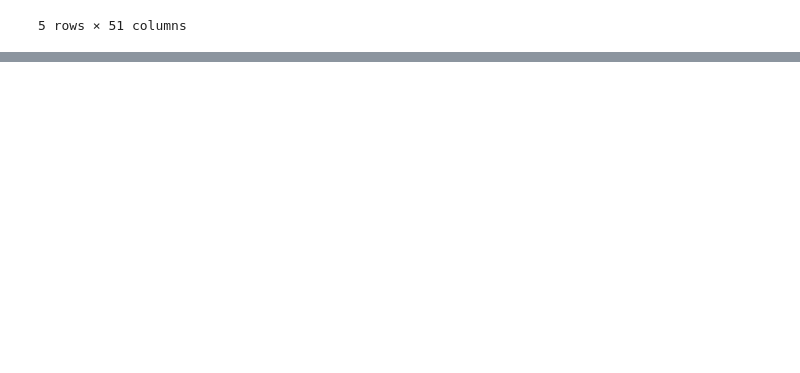
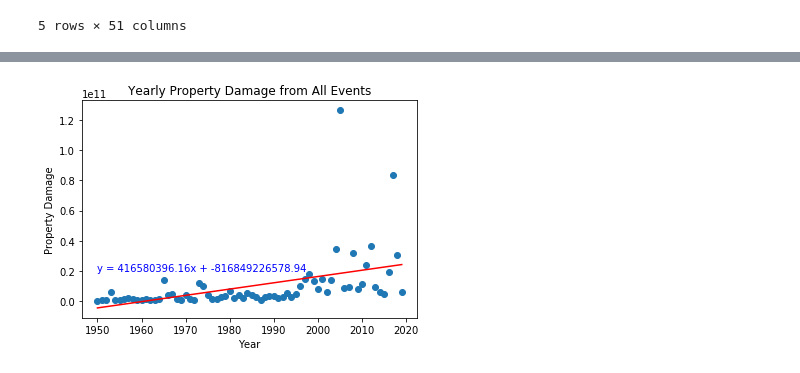
Before and after one commit to RedRubiksCube/project1, a Jupyter notebook: Data_Cleaning/Project1Final.ipynb, the cells around one changed output, grey strips where cells are left out. Drawn from its saved outputs; the diff is of its cells as text; code cells hidden in the pictures; blank space fills up the shorter version.

```diff
--- a/Data_Cleaning/Project1Final.ipynb
+++ b/Data_Cleaning/Project1Final.ipynb
@@ -28,0 +70,5 @@ natural_disasters_df.head()
+# %%
+#Import Inflation Data to adjust "DAMAGE_PROPERTY" and "DAMAGE_CROPS"
+CPI = '../Data/Cleaned_Data/CPIdata1950-2020.csv'
+CPI_df = pd.read_csv(CPI)
+CPI_df.head()
@@ -28,0 +85,5 @@ natural_disasters_df.head()
+# %%
+# Drop unecessary rows in the inflation dataframe
+clean_cpi = CPI_df.drop(['Jan','Feb','Mar','Apr','May','Jun','Jul','Aug','Sep','Oct','Nov','Dec','Annual','HALF1','HALF2'], axis=1)
+clean_cpi.rename(columns={'Year':'YEAR'},inplace=True)
+clean_cpi.head()
@@ -29,4 +97,3 @@ natural_disasters_df.head()
 # %%
-#Cleaning the Dataframe created above
+#Cleaning the Natural_Disasters Dataframe created above
 natural_disasters_df = natural_disasters_df.drop(columns =['BEGIN_YEARMONTH', 'BEGIN_DAY', 'BEGIN_TIME', 'END_YEARMONTH', 'END_DAY','END_TIME','EPISODE_ID','STATE_FIPS','CZ_TYPE','CZ_FIPS','CZ_NAME','WFO','BEGIN_DATE_TIME','CZ_TIMEZONE','END_DATE_TIME','SOURCE','MAGNITUDE_TYPE','FLOOD_CAUSE','CATEGORY','TOR_F_SCALE','TOR_LENGTH','TOR_WIDTH','TOR_OTHER_WFO','TOR_OTHER_CZ_STATE','TOR_OTHER_CZ_FIPS','TOR_OTHER_CZ_NAME','BEGIN_RANGE','BEGIN_AZIMUTH','BEGIN_LOCATION','END_RANGE','END_AZIMUTH','END_LOCATION','BEGIN_LAT','BEGIN_LON','END_LAT','END_LON','EPISODE_NARRATIVE','EVENT_NARRATIVE'])
-natural_disasters_df.head()
@@ -92,4 +152,9 @@ natural_disasters_df.head()
 | 2 | 10104927 | PENNSYLVANIA | 1950 | July | Tornado | 2 | 0 | 0 | ... |
 | 3 | 10104928 | PENNSYLVANIA | 1950 | July | Tornado | 0 | 0 | 0 | ... |
 | 4 | 10104929 | PENNSYLVANIA | 1950 | July | Tornado | 0 | 0 | 0 | ... |
+# %%
+# Multiply 'DAMAGE_PROPERTY' by 'CPI_Multiplier' & multiply 'DAMAGE_CROPS' by 'CPI_Multiplier' after merge
+natural_disasters_df = natural_disasters_df.merge(clean_cpi)
+natural_disasters_df['DAMAGE_PROPERTY'] = natural_disasters_df['DAMAGE_PROPERTY'] * natural_disasters_df['CPI_Multiplier']
+natural_disasters_df['DAMAGE_CROPS'] = natural_disasters_df['DAMAGE_CROPS'] * natural_disasters_df['CPI_Multiplier']
 # %%
@@ -250,0 +294,19 @@ clean_cpi.to_csv('../Data/Cleaned data/clean_cpi.csv', index=False)
+# %%
+#Plotting the Graph for Property Damage vs Year for all Events
+yearly_df_all = natural_disasters_df.groupby(by=['YEAR']).sum()
+years = yearly_df_all.index
+pdamage = yearly_df_all['DAMAGE_PROPERTY']
+
+plt.scatter(years, pdamage)
+(slope, intercept, rvalue, pvalue, stderr) = linregress(years.astype(float), pdamage)
+regress_values = years * slope + intercept
+line_eq = "y = " + str(round(slope,2)) + "x + " + str(round(intercept,2))
+plt.annotate(line_eq,(1950,20000000000),fontsize=10,color="blue")
+plt.plot(years, intercept + slope*years, 'r', label='fitted line')
+
+plt.xlabel("Year")
+plt.ylabel("Property Damage")
+plt.title("Yearly Property Damage from All Events")
+plt.show()
+# %% [output]
+[figure, added]
```
Also changed, not shown: parts of 52 cells of this notebook, 4 other files.
